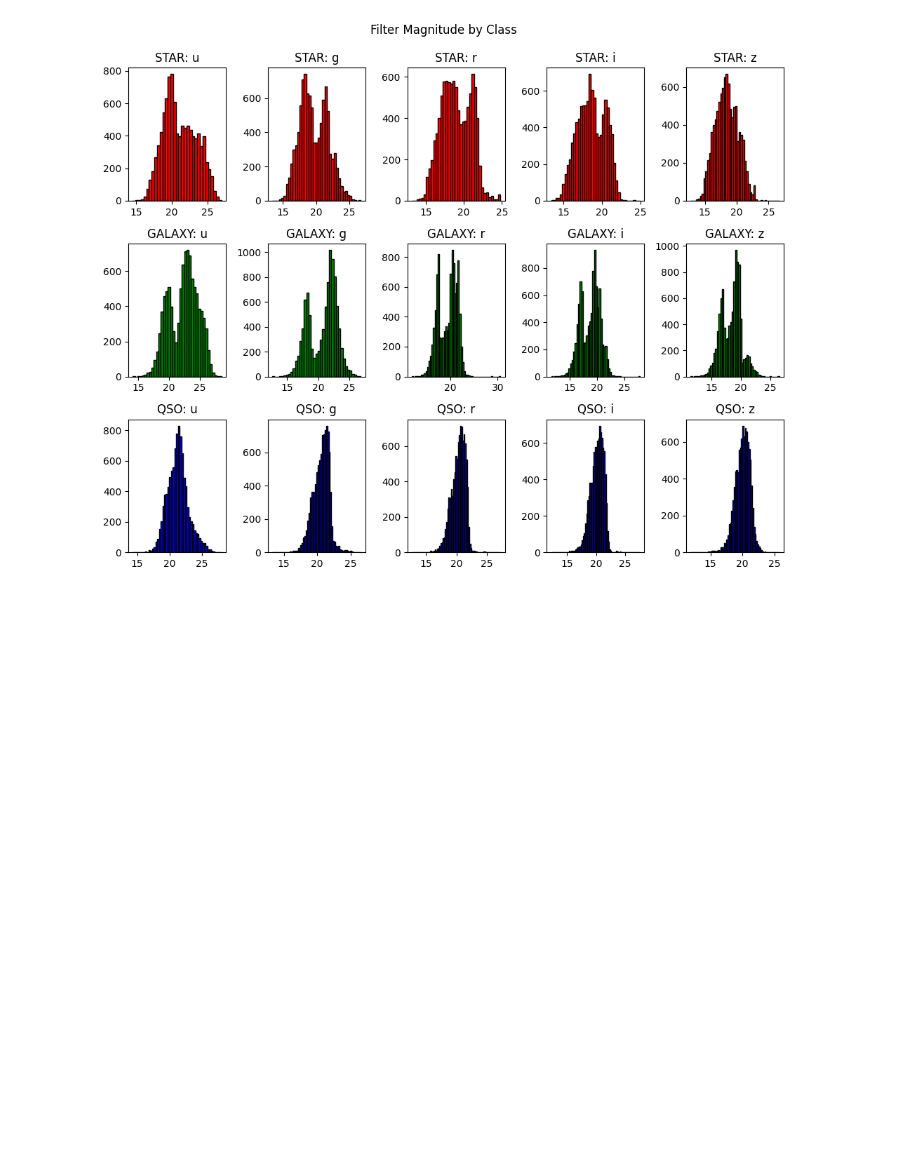
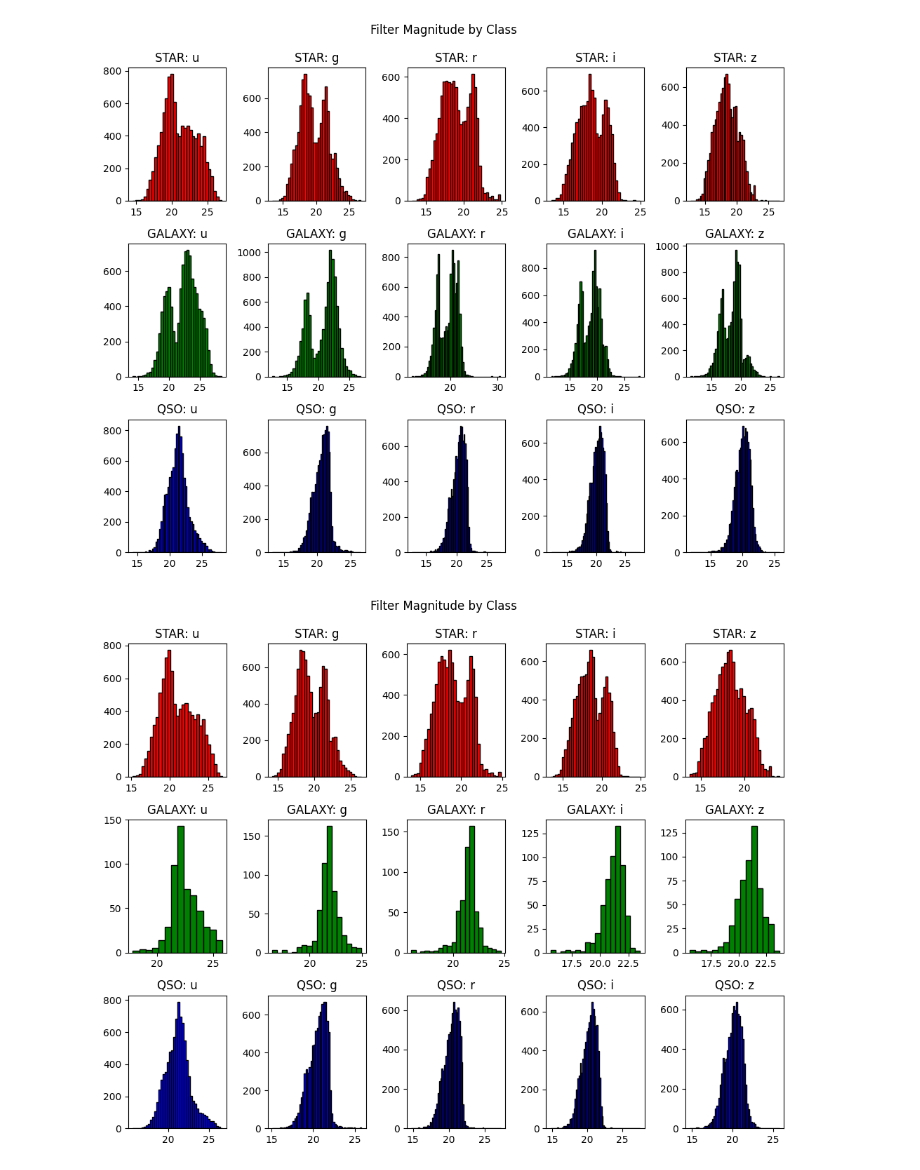
Before and after one commit to 0tv0renakniga/dsc_207_final_project, a Jupyter notebook: sdss_project.ipynb, the cells around one changed output. Cells and saved outputs as stored; diff of their text form; code cells hidden in the pictures; blank space fills up the shorter version.

```diff
--- a/sdss_project.ipynb
+++ b/sdss_project.ipynb
@@ -8,7 +8,7 @@ import astropy
 import itertools
 # %%
 # read in csv DR 18 from sdss
-df = pd.read_csv('sdss.csv')
+df = pd.read_csv('sdss_mixed.csv')
 # %%
 # quality check look at size, first five rows, stats, and info
 def check_quality(dataframe):
@@ -293,3 +363,14 @@ date        2011-02-13 00:00:00
 Name: 26704, dtype: object
 "\nprint(df[df['probPSF']==0]['redshift'].value_counts())\nprint(df_distance[df_distance['class']=='STAR']['dered_g'].describe())\nprint(df_distance[df_distance['class']=='QSO']['dist'].describe())\np ...
 [figure]
+# %%
+'''
+print(df[df['probPSF']==0]['redshift'].value_counts())
+print(df_distance[df_distance['class']=='STAR']['dered_g'].describe())
+print(df_distance[df_distance['class']=='QSO']['dist'].describe())
+print(df_distance[df_distance['class']=='GALAXY']['dist'].describe())'
+'''
+df2 = df[df['probPSF']==1]
+mag_dist_by_class(df2)
+# %% [output]
+[figure, added]
```
Also changed, not shown: parts of 5 cells of this notebook, 11 other files.
